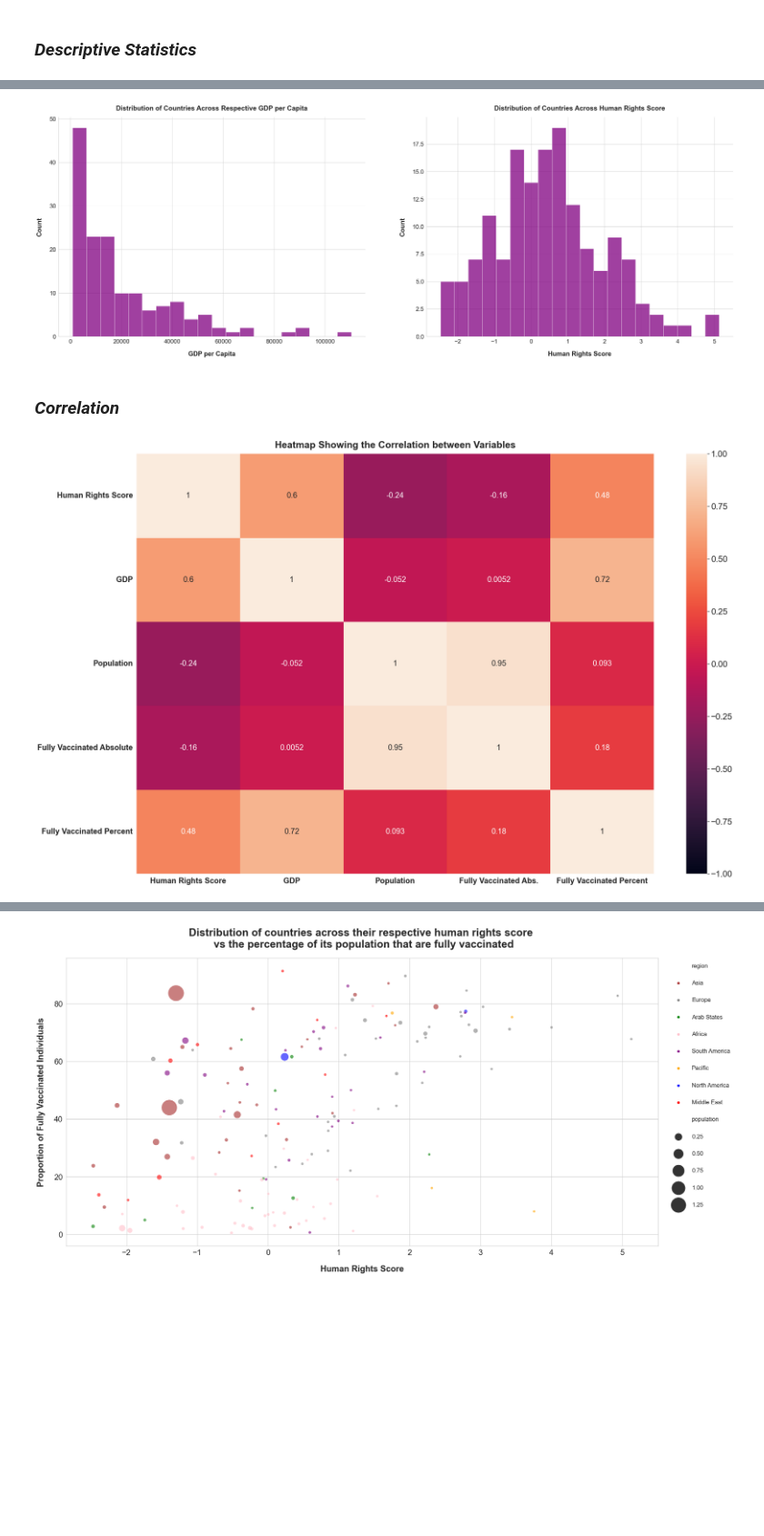
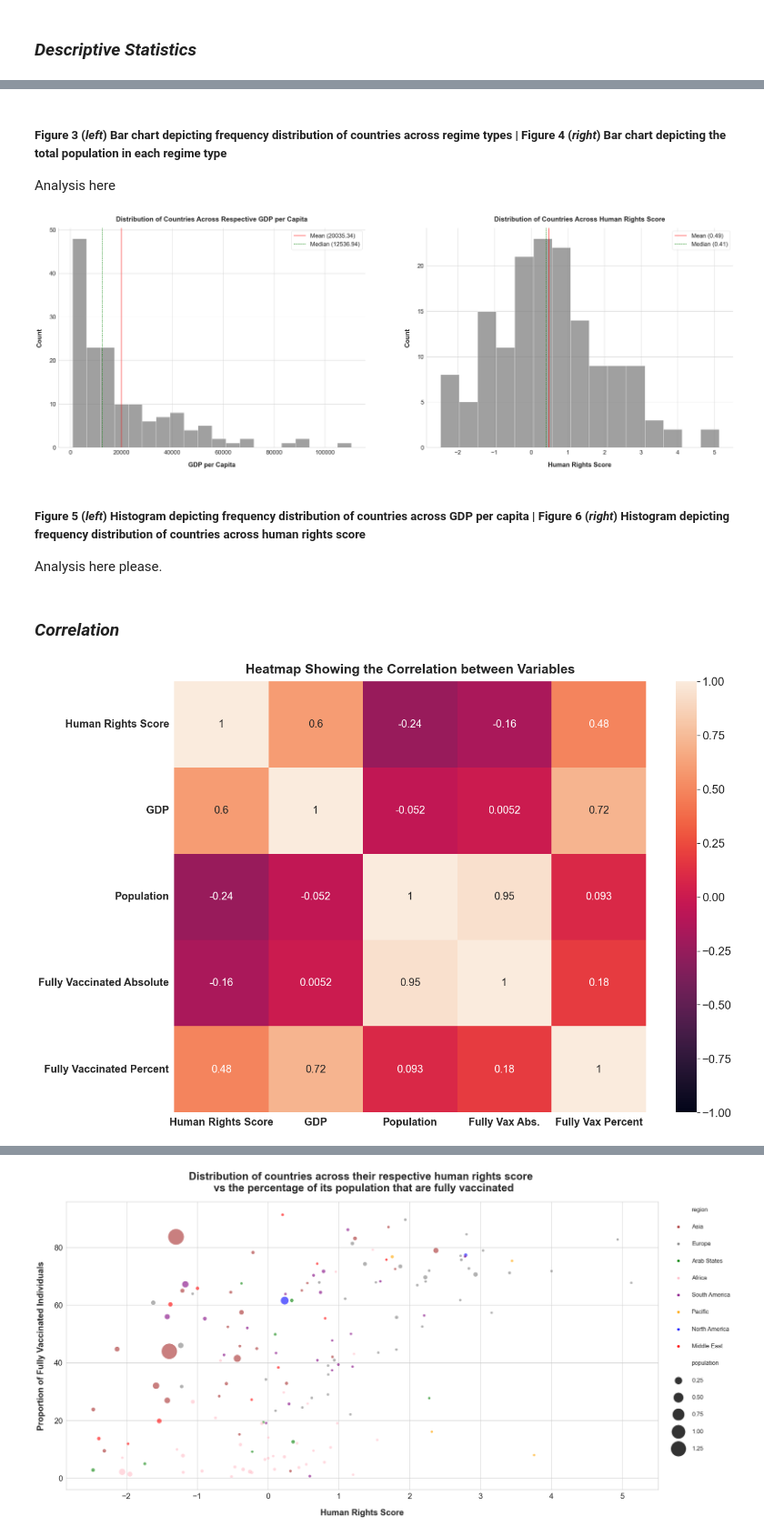
Before and after one commit to RuizLorenzoChavez/DATA100-Finals-COVID-Vaccination-Tracker, a Jupyter notebook: group1-data-storytelling.ipynb, the cells around one changed output, grey strips where cells are left out. Shown at 91% size. Saved outputs shown, nothing was run; the diff lists cells and outputs as text; code cells hidden in the pictures; blank space fills up the shorter version.

Commit message:
updated viz codes and prepped it for analysis

```diff
--- a/group1-data-storytelling.ipynb
+++ b/group1-data-storytelling.ipynb
@@ -982,45 +1008,72 @@ plt.savefig('viz/regime-type-distribution-totalpop.png',facecolor='white', trans
+# %% [markdown]
+##### **Figure 3** (*left*) Bar chart depicting frequency distribution of countries across regime types | **Figure 4** (*right*) Bar chart depicting the total population in each regime type
+Analysis here
 # %%
+gdp_mean = prime_dataset.loc[:,'gdp_per_capita'].mean() # gets the mean of the gdp per capita column
+gdp_median = prime_dataset.loc[:,'gdp_per_capita'].median() # gets the median of the gdp per capita column
+
+human_rights_mean =prime_dataset.loc[:,'human_rights_score'].mean() # gets the mean of the gdp per capita column
+human_rights_median = prime_dataset.loc[:,'human_rights_score'].median() # gets the median of the gdp per capita column
 
 fig = plt.figure(figsize=(45,15))
 
 ax_country_gdp = fig.add_subplot(121)
 
-sns.histplot(data=prime_dataset,x='gdp_per_capita',bins=20,color='purple')
+sns.histplot(data=prime_dataset,x='gdp_per_capita',bins=20,color='grey') # frequency distribution of countries across gdp per capita
 
+# setting details of the elements in the axes
 ax_country_gdp.set_title('Distribution of Countries Across Respective GDP per Capita',size=25,pad=25,fontdict={'fontweight':'bold'})
 ax_country_gdp.set_ylabel('Count',labelpad=25,fontweight='bold')
 ax_country_gdp.set_xlabel('GDP per Capita',fontweight='bold',labelpad=25)
 
-for location in ['top', 'right']:
+ax_country_gdp.axvline(x=gdp_mean,c='red',label=f'Mean ({gdp_mean:.2f})') # display the mean on the histogram
+ax_country_gdp.axvline(x=gdp_median,ls='--',c='green',label=f'Median ({gdp_median:.2f})') # display the median on the histogram
+
+ax_country_gdp.legend()
+
+for location in ['top', 'right']: # remove the top and right border of the axes
         ax_country_gdp.spines[location].set_visible(False)
 
 ax_country_humanrights = fig.add_subplot(122)
 
-sns.histplot(data=prime_dataset,x='human_rights_score',bins=20, color='purple',)
+sns.histplot(data=prime_dataset,x='human_rights_score',bins=15, color='grey') # frequency distribution of countries across human rights score
 
+# setting details of the elements in the axes
 ax_country_humanrights.set_title('Distribution of Countries Across Human Rights Score',size=25,pad=25,fontdict={'fontweight':'bold'})
 ax_country_humanrights.set_ylabel('Count',labelpad=25,fontweight='bold')
 ax_country_humanrights.set_xlabel('Human Rights Score',fontweight='bold',labelpad=25)
 
-for location in ['top', 'right']:
+ax_country_humanrights.axvline(x=human_rights_mean,c='red',label=f'Mean ({human_rights_mean:.2f})') # display the mean on the histogram
+ax_country_humanrights.axvline(x=human_rights_median,ls='--',c='green',label=f'Median ({human_rights_median:.2f})') # display the median on the histogram
+
+ax_country_humanrights.legend()
+
+for location in ['top', 'right']: # remove the top and right border of the axes
         ax_country_humanrights.spines[location].set_visible(False)
 
-plt.savefig('viz/histogram-gdp-humanrights.png',facecolor='white', transparent=False)
+plt.savefig('viz/histogram-gdp-humanrights.png',facecolor='white', transparent=False) # saving the whole figure to use for the presentation
 # %% [output]
-[figure, old version]
+[figure, new version]
+# %% [markdown]
+##### **Figure 5** (*left*) Histogram depicting frequency distribution of countries across GDP per capita | **Figure 6** (*right*) Histogram depicting frequency distribution of countries across human rights score
+Analysis here please.
 # %% [markdown]
 ### *Correlation*
 # %%
-fig = plt.figure(figsize=(30,20))
+fig = plt.figure(figsize=(20,15))
 ax = fig.add_subplot(111)
 
-heatmap_correlation=sns.heatmap(prime_dataset.corr(),vmin=-1,vmax=1, annot=True,annot_kws={'size':20})
+# creates heatmap showing correlation matrix for numerical variables in the dataset
+heatmap_correlation=sns.heatmap(prime_dataset.corr(),
+                                vmin=-1,vmax=1,annot=True,
+                                annot_kws={'size':20})
 
+# setting details of the elements in the axes
 ax.set_title('Heatmap Showing the Correlation between Variables',size=25, pad=15, fontdict={'fontweight':'bold'})
 ax.set_yticklabels(['Human Rights Score','GDP','Population','Fully Vaccinated Absolute','Fully Vaccinated Percent'], fontdict={'fontweight':'bold'},size=20,)
-ax.set_xticklabels(['Human Rights Score','GDP','Population','Fully Vaccinated Abs.','Fully Vaccinated Percent'], fontdict={'fontweight':'bold'},size=20,rotation='horizontal')
+ax.set_xticklabels(['Human Rights Score','GDP','Population','Fully Vax Abs.','Fully Vax Percent'], fontdict={'fontweight':'bold'},size=20,rotation='horizontal')
 
-plt.savefig('viz/correlation-heatmap.png',facecolor='white', transparent=False)
+plt.savefig('viz/correlation-heatmap.png',facecolor='white', transparent=False)  # saving the whole figure to use for the presentation
 # %% [output]
-[figure, old version]
+[figure, new version]
 # %% [markdown]
```
Also changed, not shown: parts of 29 cells of this notebook, 8 other files.
